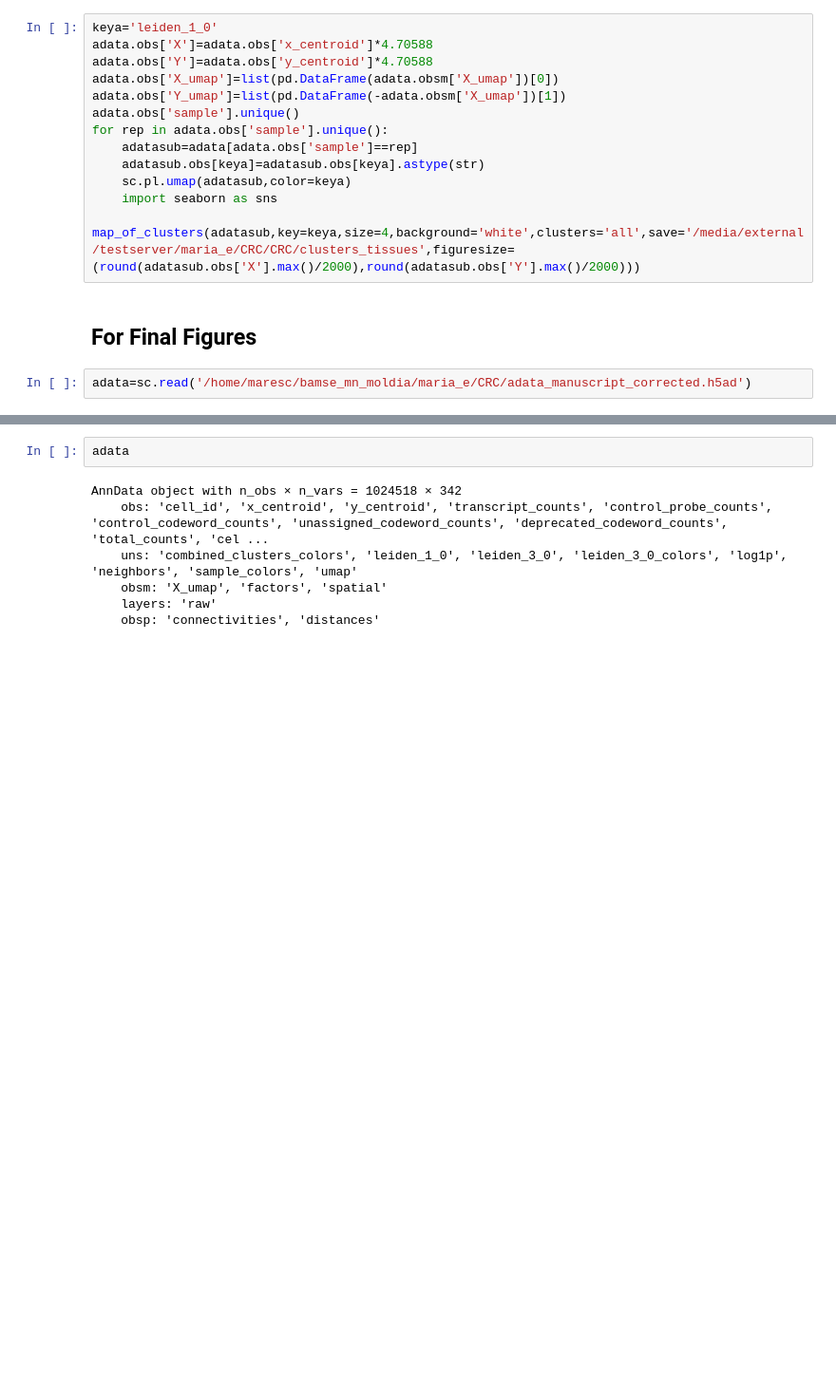
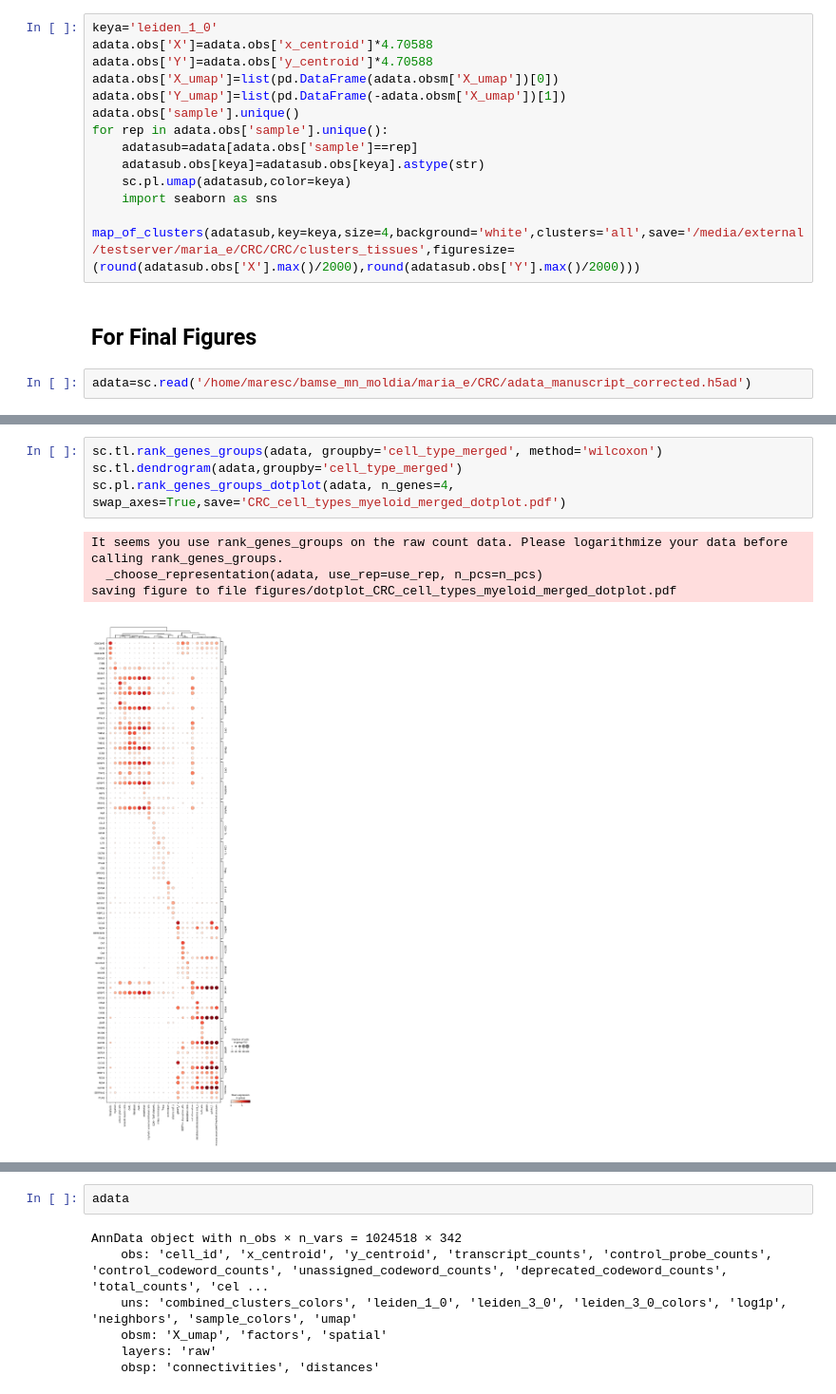
Before and after one commit to Moldia/CRC_Shedding_Xenium, a Jupyter notebook: 1_Celltype_identification_CRC_manuscript.ipynb, the cells around one changed output, grey strips where cells are left out. Shown at 95% size. Cells and saved outputs as stored; diff of their text form; blank space fills up the shorter version.

```diff
--- a/1_Celltype_identification_CRC_manuscript.ipynb
+++ b/1_Celltype_identification_CRC_manuscript.ipynb
@@ -146,0 +183,9 @@ adata=sc.read('/home/maresc/bamse_mn_moldia/maria_e/CRC/adata_manuscript_correct
+# %%
+sc.tl.rank_genes_groups(adata, groupby='cell_type_merged', method='wilcoxon')
+sc.tl.dendrogram(adata,groupby='cell_type_merged')
+sc.pl.rank_genes_groups_dotplot(adata, n_genes=4, swap_axes=True,save='CRC_cell_types_myeloid_merged_dotplot.pdf')
+# %% [output]
+It seems you use rank_genes_groups on the raw count data. Please logarithmize your data before calling rank_genes_groups.
+  _choose_representation(adata, use_rep=use_rep, n_pcs=n_pcs)
+saving figure to file figures/dotplot_CRC_cell_types_myeloid_merged_dotplot.pdf
+[figure, added]
```
Also changed, not shown: parts of 6 cells of this notebook, 1 other file.
